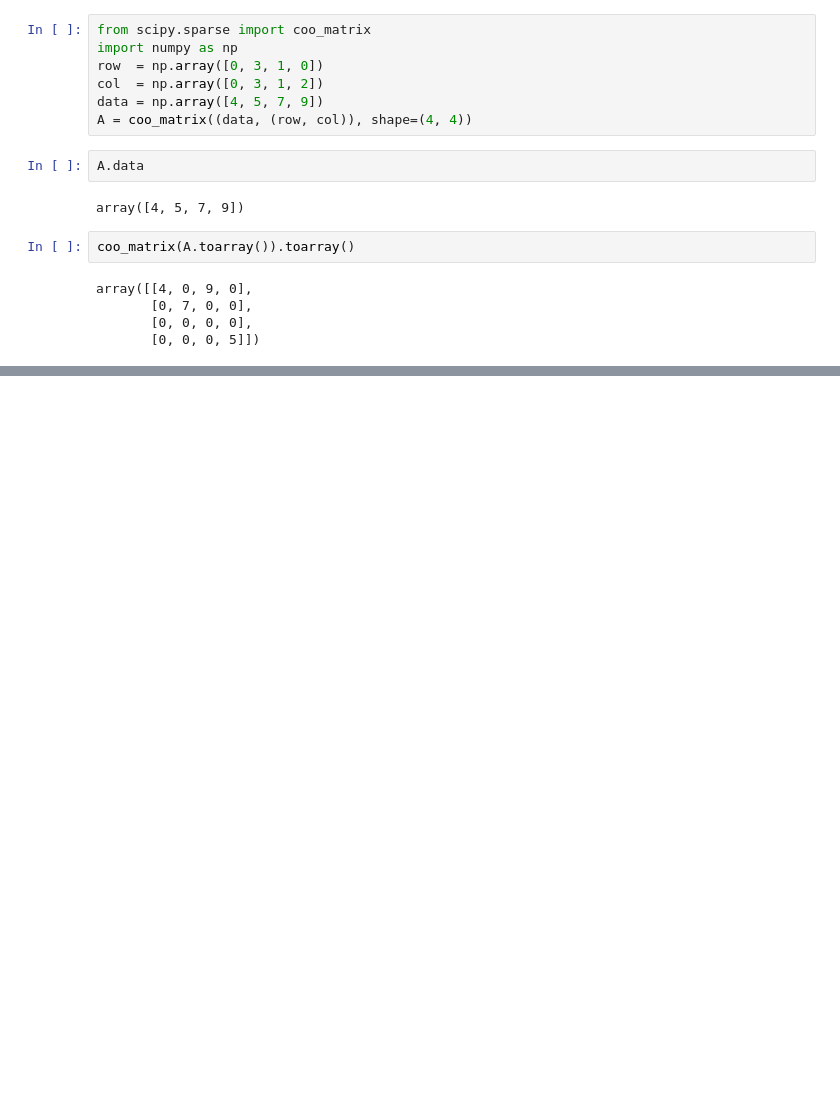
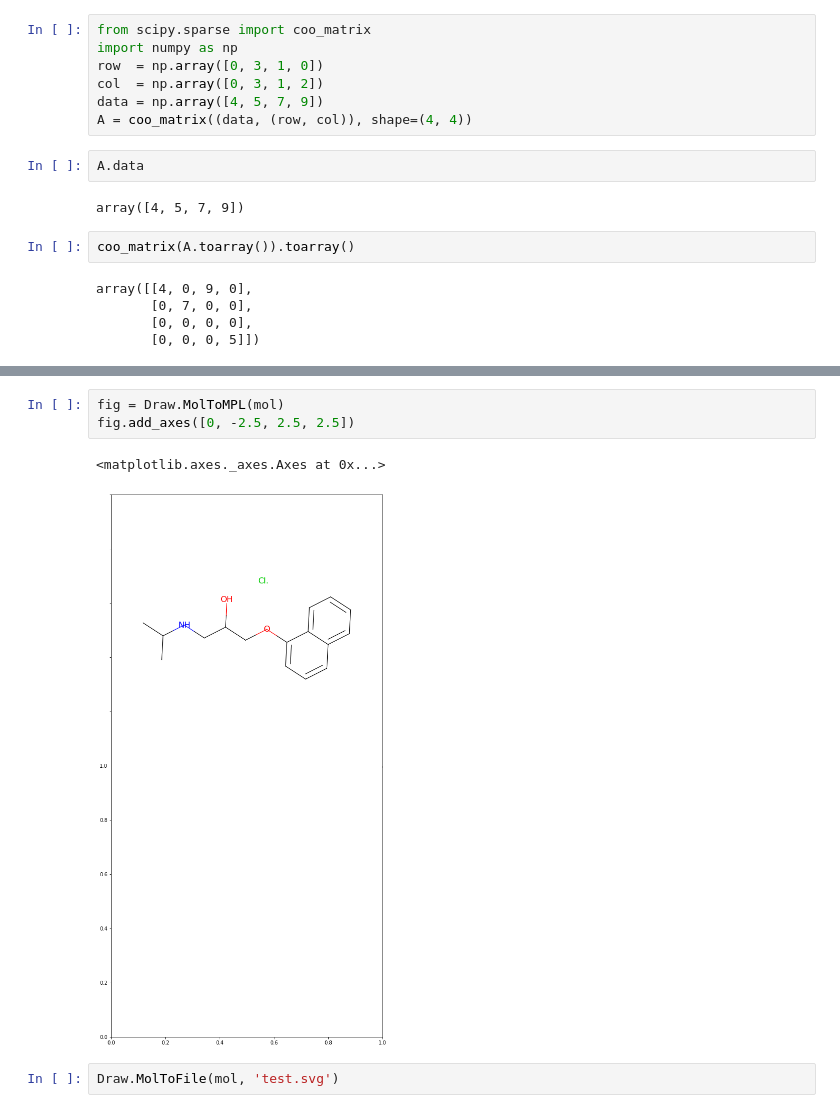
Before and after one commit to ndey96/GCNN-Explainability, a Jupyter notebook: BBBP EDA.ipynb, the cells around one changed output, grey strips where cells are left out. Drawn from its saved outputs; the diff is of its cells as text; blank space fills up the shorter version.

```diff
--- a/BBBP EDA.ipynb
+++ b/BBBP EDA.ipynb
@@ -229,0 +240,8 @@ array([[4, 0, 9, 0],
+# %%
+fig = Draw.MolToMPL(mol)
+fig.add_axes([0, -2.5, 2.5, 2.5])
+# %% [output]
+<matplotlib.axes._axes.Axes at 0x...>
+[figure, added]
+# %%
+Draw.MolToFile(mol, 'test.svg')
```
Also changed, not shown: parts of 7 cells of this notebook, 7 other files.
